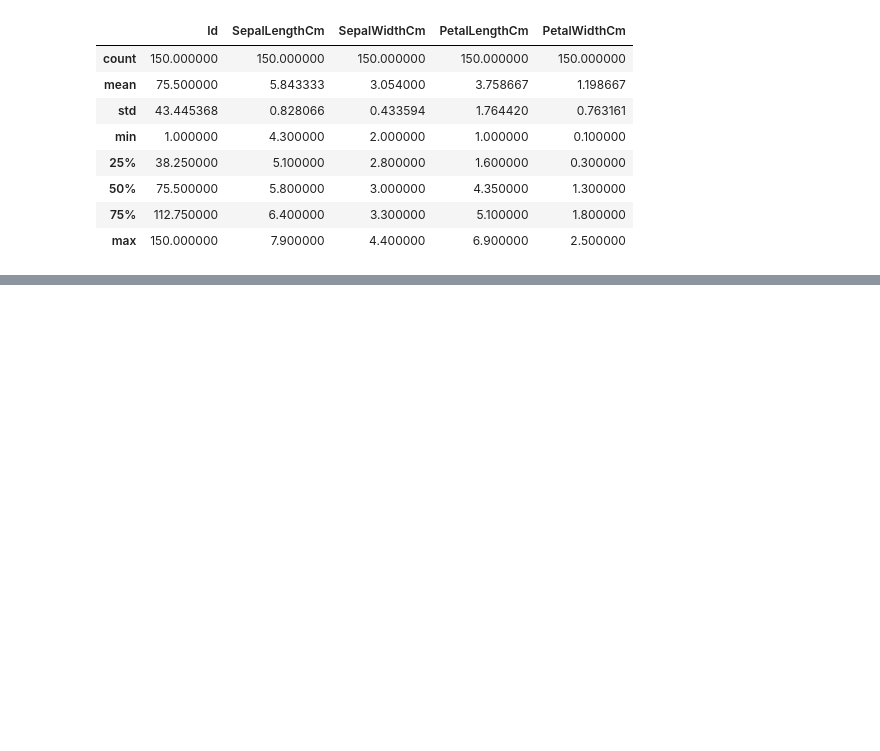
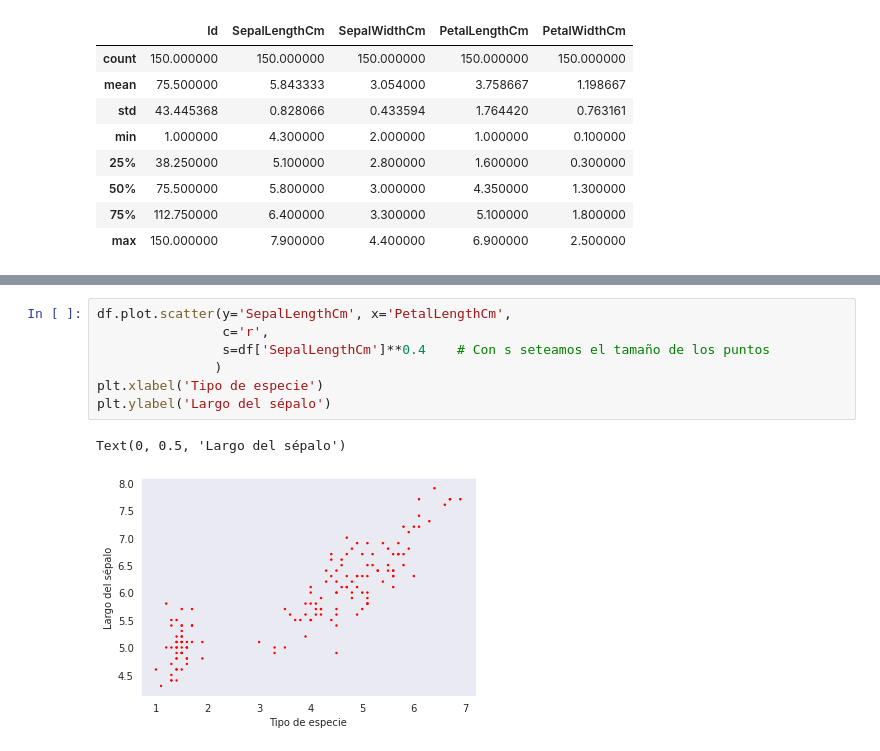
Before and after one commit to matiascabrejos/IA-Humai, a Jupyter notebook: exercise2_class5.ipynb, the cells around one changed output, grey strips where cells are left out. Saved outputs shown, nothing was run; the diff lists cells and outputs as text; blank space fills up the shorter version.

```diff
--- a/exercise2_class5.ipynb
+++ b/exercise2_class5.ipynb
@@ -43,0 +73,10 @@ df.describe()
+# %%
+df.plot.scatter(y='SepalLengthCm', x='PetalLengthCm',
+                c='r',
+                s=df['SepalLengthCm']**0.4    # Con s seteamos el tamaño de los puntos
+               )
+plt.xlabel('Tipo de especie')
+plt.ylabel('Largo del sépalo')
+# %% [output]
+Text(0, 0.5, 'Largo del sépalo')
+[figure, added]
```
Also changed, not shown: parts of 5 cells of this notebook.
